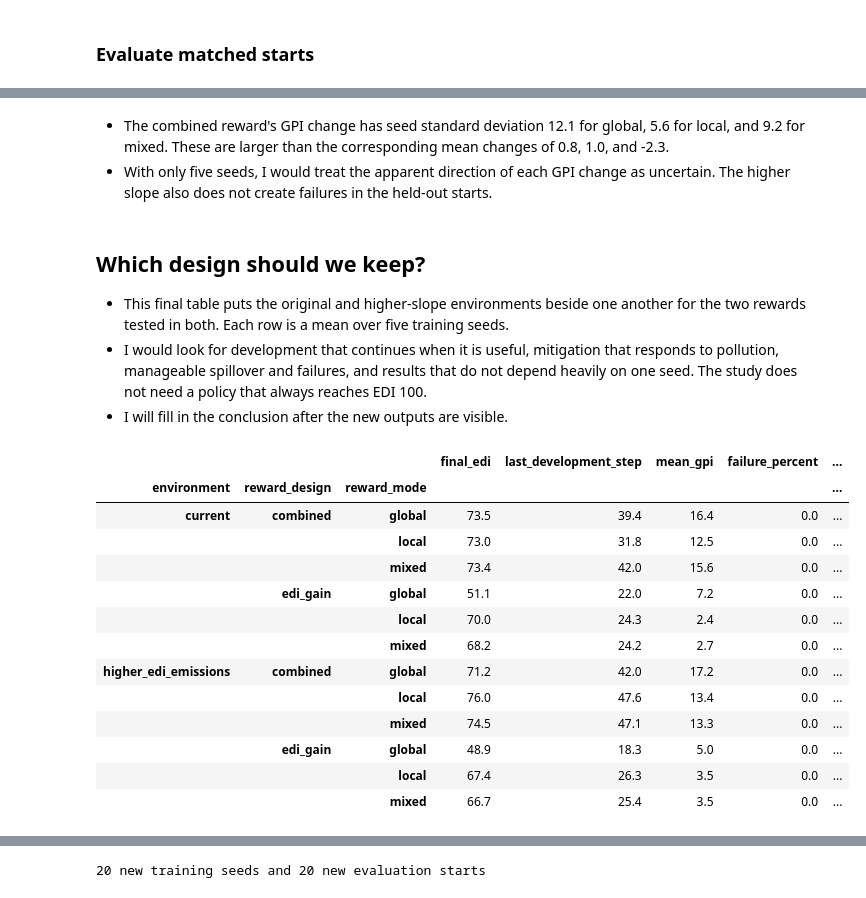
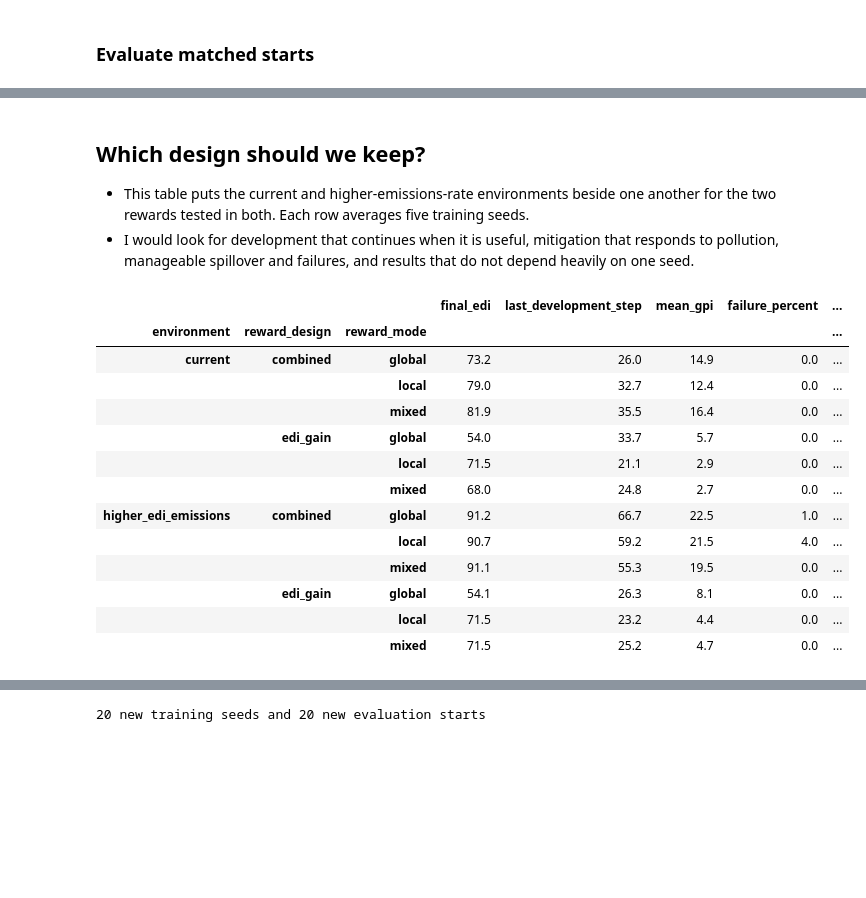
Before and after one commit to Barderus/regional-pollution-marl, a Jupyter notebook: study_2_economic_sustainability/notebooks/08_reward_design.ipynb, the cells around one changed output, grey strips where cells are left out. Cells and saved outputs as stored; diff of their text form; code cells hidden in the pictures; blank space fills up the shorter version.

```diff
--- a/study_2_economic_sustainability/notebooks/08_reward_design.ipynb
+++ b/study_2_economic_sustainability/notebooks/08_reward_design.ipynb
@@ -24,6 +23,7 @@ TRAINING_EPISODES = 2_000
 INCOME_REWARD_SCALE = 10.0
 environment_config = EnvironmentConfig()
 training_config = TrainingConfig()
+training_config.training_episodes = TRAINING_EPISODES
 # %% [markdown]
 ## Define the economic rewards
 
@@ -496,8 +457,7 @@ region_rows = []
 if RUN_STRESS:
     for setting, config, policies in (
         ("current", environment_config, trained_policies),
-        ("weaker_high", stressed_config, stressed_policies),
-    ):
+        ("weaker_high", stressed_config, stressed_policies)):
         for design in REWARD_DESIGNS:
             for reward_mode in REWARD_MODES:
                 for training_seed in TRAINING_SEEDS:
@@ -505,11 +465,9 @@ if RUN_STRESS:
                     for environment_seed in EVALUATION_SEEDS:
                         rows = evaluate_regions(agents, reward_mode, environment_seed, config)
                         for row in rows:
-                            row.update(
-                                setting=setting, design=design,
-                                reward_mode=reward_mode, training_seed=training_seed,
-                            )
+                            row.update(setting=setting, design=design, reward_mode=reward_mode, training_seed=training_seed)
                         region_rows.extend(rows)
+
     regional_episodes = pd.DataFrame(region_rows)
     print(f"Recorded {len(regional_episodes)} region-episodes")
 # %% [output]
@@ -583,0 +503,8 @@ display(pd.DataFrame(emissions_preview).set_index("edi"))
+# %%
+emissions_config = EnvironmentConfig()
+
+for pollutant in emissions_config.pollutants:
+    emissions_config.edi_emissions_per_point[pollutant] *= 1.5
+
+SLOPE_DESIGNS = ("edi_gain", "combined")
+emissions_preview = []
@@ -618,17 +564,7 @@ Evaluated 600 higher-slope episodes
 # %%
-emissions_seed_results = emissions_episodes.groupby(
-    ["reward_design", "reward_mode", "training_seed"]
-)[MEASURES].mean()
-base_slope_seed = seed_results[
-    seed_results.index.get_level_values("reward_design").isin(SLOPE_DESIGNS)
-]
+emissions_seed_results = emissions_episodes.groupby(["reward_design", "reward_mode", "training_seed"])[MEASURES].mean()
+base_slope_seed = seed_results[seed_results.index.get_level_values("reward_design").isin(SLOPE_DESIGNS)]
+
 emissions_change = emissions_seed_results - base_slope_seed
-emissions_mean = emissions_seed_results.groupby(
-    level=["reward_design", "reward_mode"]
-).mean()
-display(emissions_mean[[
-    "final_edi", "last_development_step", "mean_gpi",
-    "peak_regional_pollution", "failure_percent",
-    "mitigation_spending", "mean_incoming_spillover",
-]].round(1))
+emissions_mean = emissions_seed_results.groupby(level=["reward_design", "reward_mode"]).mean()
 # %% [output]
@@ -683,38 +614,27 @@ display(emissions_change_spread.round(1))
-# %% [markdown]
-- The combined reward's GPI change has seed standard deviation 12.1 for global, 5.6 for local, and 9.2 for mixed. These are larger than the corresponding mean changes of 0.8, 1.0, and -2.3.
-- With only five seeds, I would treat the apparent direction of each GPI change as uncertain. The higher slope also does not create failures in the held-out starts.
 # %% [markdown]
 ## Which design should we keep?
 
-- This final table puts the original and higher-slope environments beside one another for the two rewards tested in both. Each row is a mean over five training seeds.
-- I would look for development that continues when it is useful, mitigation that responds to pollution, manageable spillover and failures, and results that do not depend heavily on one seed. The study does not need a policy that always reaches EDI 100.
-- I will fill in the conclusion after the new outputs are visible.
+- This table puts the current and higher-emissions-rate environments beside one another for the two rewards tested in both. Each row averages five training seeds.
+- I would look for development that continues when it is useful, mitigation that responds to pollution, manageable spillover and failures, and results that do not depend heavily on one seed.
 # %%
 current_candidates = base_slope_seed.reset_index()
 current_candidates["environment"] = "current"
 higher_candidates = emissions_seed_results.reset_index()
 higher_candidates["environment"] = "higher_edi_emissions"
 candidates = pd.concat([current_candidates, higher_candidates], ignore_index=True)
-candidate_means = candidates.groupby(
-    ["environment", "reward_design", "reward_mode"]
-)[MEASURES].mean()
-display(candidate_means[[
-    "final_edi", "last_development_step", "mean_gpi",
-    "failure_percent", "mitigation_spending",
-    "mean_incoming_spillover",
-]].round(1))
+candidate_means = candidates.groupby(["environment", "reward_design", "reward_mode"])[MEASURES].mean()
 # %% [output]
 |  |  |  | final_edi | last_development_step | mean_gpi | failure_percent | ... |
 | environment | reward_design | reward_mode |  |  |  |  | ... |
-| current | combined | global | 73.5 | 39.4 | 16.4 | 0.0 | ... |
-|  |  | local | 73.0 | 31.8 | 12.5 | 0.0 | ... |
-|  |  | mixed | 73.4 | 42.0 | 15.6 | 0.0 | ... |
-|  | edi_gain | global | 51.1 | 22.0 | 7.2 | 0.0 | ... |
-|  |  | local | 70.0 | 24.3 | 2.4 | 0.0 | ... |
-|  |  | mixed | 68.2 | 24.2 | 2.7 | 0.0 | ... |
-| higher_edi_emissions | combined | global | 71.2 | 42.0 | 17.2 | 0.0 | ... |
-|  |  | local | 76.0 | 47.6 | 13.4 | 0.0 | ... |
-|  |  | mixed | 74.5 | 47.1 | 13.3 | 0.0 | ... |
-|  | edi_gain | global | 48.9 | 18.3 | 5.0 | 0.0 | ... |
-|  |  | local | 67.4 | 26.3 | 3.5 | 0.0 | ... |
-|  |  | mixed | 66.7 | 25.4 | 3.5 | 0.0 | ... |
+| current | combined | global | 73.2 | 26.0 | 14.9 | 0.0 | ... |
+|  |  | local | 79.0 | 32.7 | 12.4 | 0.0 | ... |
+|  |  | mixed | 81.9 | 35.5 | 16.4 | 0.0 | ... |
+|  | edi_gain | global | 54.0 | 33.7 | 5.7 | 0.0 | ... |
+|  |  | local | 71.5 | 21.1 | 2.9 | 0.0 | ... |
+|  |  | mixed | 68.0 | 24.8 | 2.7 | 0.0 | ... |
+| higher_edi_emissions | combined | global | 91.2 | 66.7 | 22.5 | 1.0 | ... |
+|  |  | local | 90.7 | 59.2 | 21.5 | 4.0 | ... |
+|  |  | mixed | 91.1 | 55.3 | 19.5 | 0.0 | ... |
+|  | edi_gain | global | 54.1 | 26.3 | 8.1 | 0.0 | ... |
+|  |  | local | 71.5 | 23.2 | 4.4 | 0.0 | ... |
+|  |  | mixed | 71.5 | 25.2 | 4.7 | 0.0 | ... |
```
Also changed, not shown: parts of 114 cells of this notebook, 1 other file.
